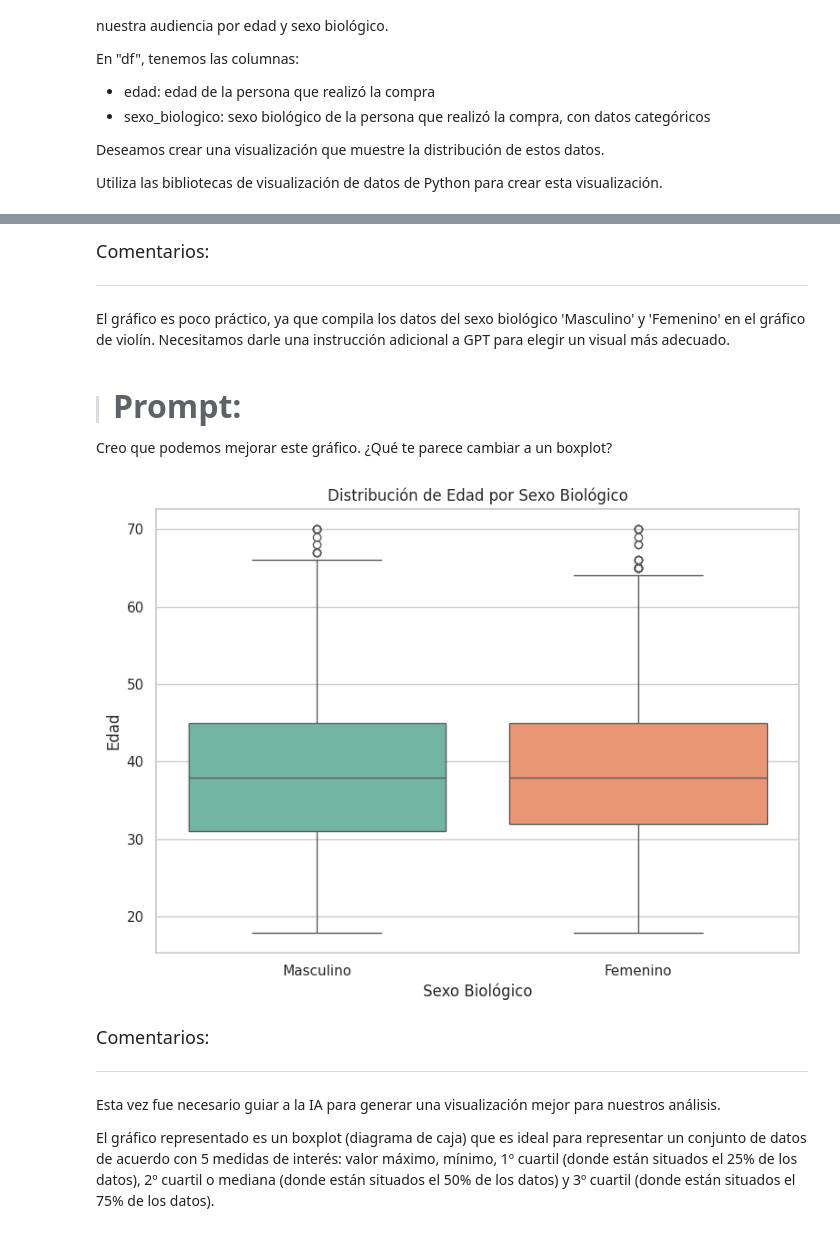
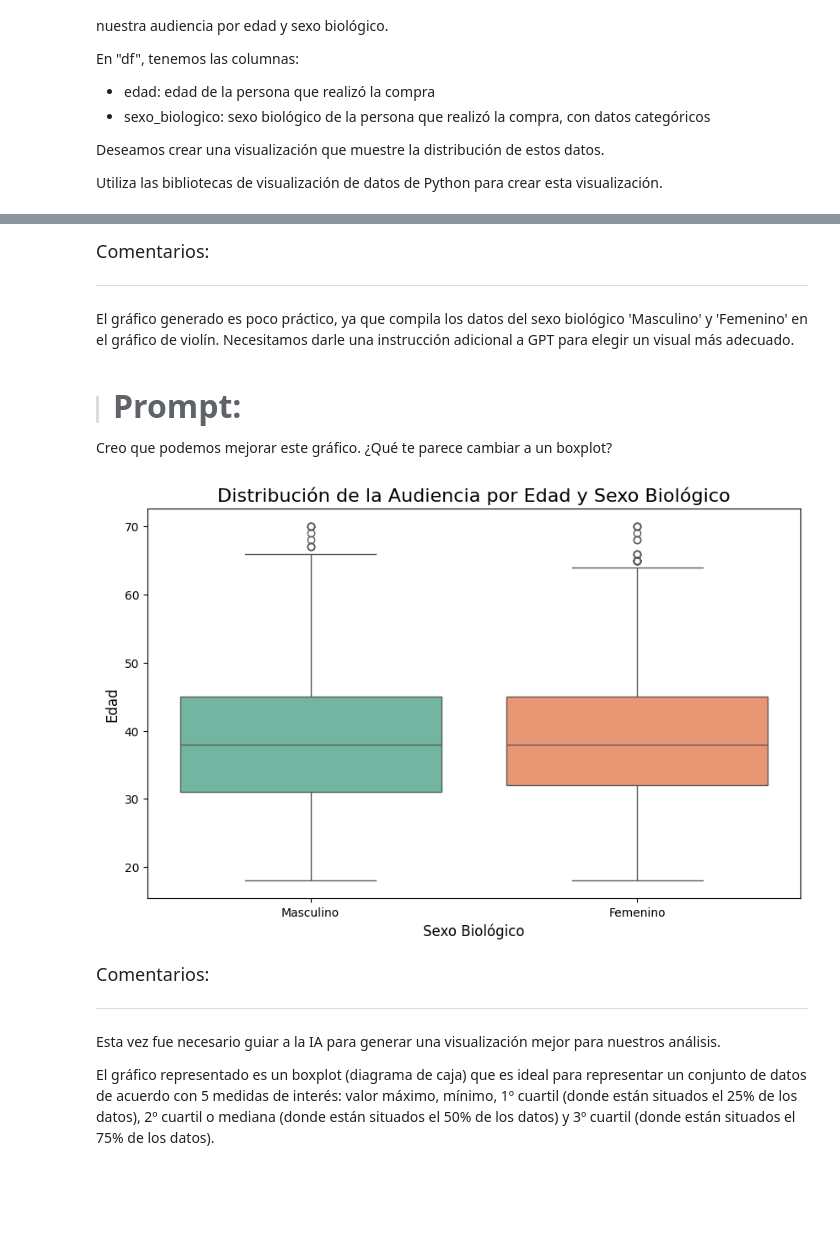
Before and after one commit to Maucho6340/2123-ia-aplicada-a-data-science-construccion-de-visualizaciones, a Jupyter notebook: IA_aplicada_a_ciencia_de_datos.ipynb, the cells around one changed output, grey strips where cells are left out. Saved outputs shown, nothing was run; the diff lists cells and outputs as text; code cells hidden in the pictures; blank space fills up the shorter version.

```diff
--- a/IA_aplicada_a_ciencia_de_datos.ipynb
+++ b/IA_aplicada_a_ciencia_de_datos.ipynb
@@ -1149,15 +719,0 @@ plt.show()
-# %%
-# Propuesta de Chatbot Copilot
-import matplotlib.pyplot as plt
-import seaborn as sns
-
-sns.set(style="whitegrid")
-
-plt.figure(figsize=(10,6))
-sns.histplot(data=df, x='edad', hue='sexo_biologico', multiple='dodge', bins=30, palette='Set2')
-
-plt.title('Distribución de Edad por Sexo Biológico')
-plt.xlabel('Edad')
-plt.ylabel('Cantidad de Personas')
-plt.tight_layout()
-plt.show()
@@ -1167,30 +737,27 @@ plt.show()
 <font color="7b71ff" size=4> Comentarios: </font>
 
 ---
-El gráfico es poco práctico, ya que compila los datos del sexo biológico 'Masculino' y 'Femenino' en el gráfico de violín. Necesitamos darle una instrucción adicional a GPT para elegir un visual más adecuado.
+El gráfico generado es poco práctico, ya que compila los datos del sexo biológico 'Masculino' y 'Femenino' en el gráfico de violín. Necesitamos darle una instrucción adicional a GPT para elegir un visual más adecuado.
 # %% [markdown]
 > #### <strong><font color="7b71ff" size=6>Prompt:</font></strong>
 
 Creo que podemos mejorar este gráfico. ¿Qué te parece cambiar a un boxplot?
 # %%
-import matplotlib.pyplot as plt
-import seaborn as sns
+# 1. Configurar el tamaño del gráfico
+plt.figure(figsize=(10, 6))
 
-# Estilo visual
-sns.set(style="whitegrid")
+# 2. Crear el gráfico de boxplot
+sns.boxplot(x='sexo_biologico', y='edad', data=df, palette='Set2')
 
-# Crear gráfico tipo boxplot
-plt.figure(figsize=(8, 6))
-sns.boxplot(data=df, x='sexo_biologico', y='edad', palette='Set2')
+# 3. Añadir etiquetas y título
+plt.title('Distribución de la Audiencia por Edad y Sexo Biológico', fontsize=16)
+plt.xlabel('Sexo Biológico', fontsize=12)
+plt.ylabel('Edad', fontsize=12)
 
-# Títulos y etiquetas
-plt.title('Distribución de Edad por Sexo Biológico')
-plt.xlabel('Sexo Biológico')
-plt.ylabel('Edad')
-plt.tight_layout()
+# 4. Mostrar el gráfico
 plt.show()
 # %% [output]
-[figure, old version]
+[figure, new version]
 # %% [markdown]
 <font color="7b71ff" size=4> Comentarios: </font>
 
```
Also changed, not shown: parts of 132 cells of this notebook.
